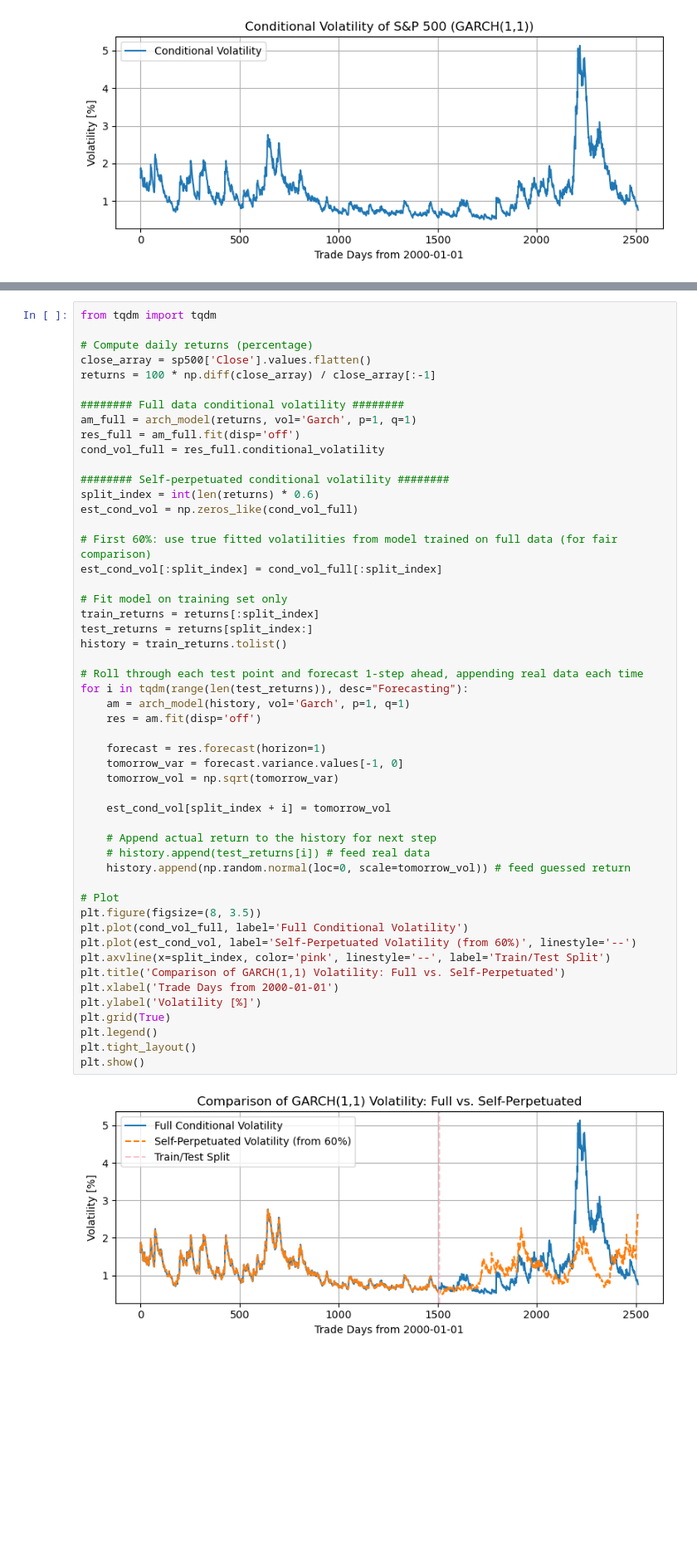
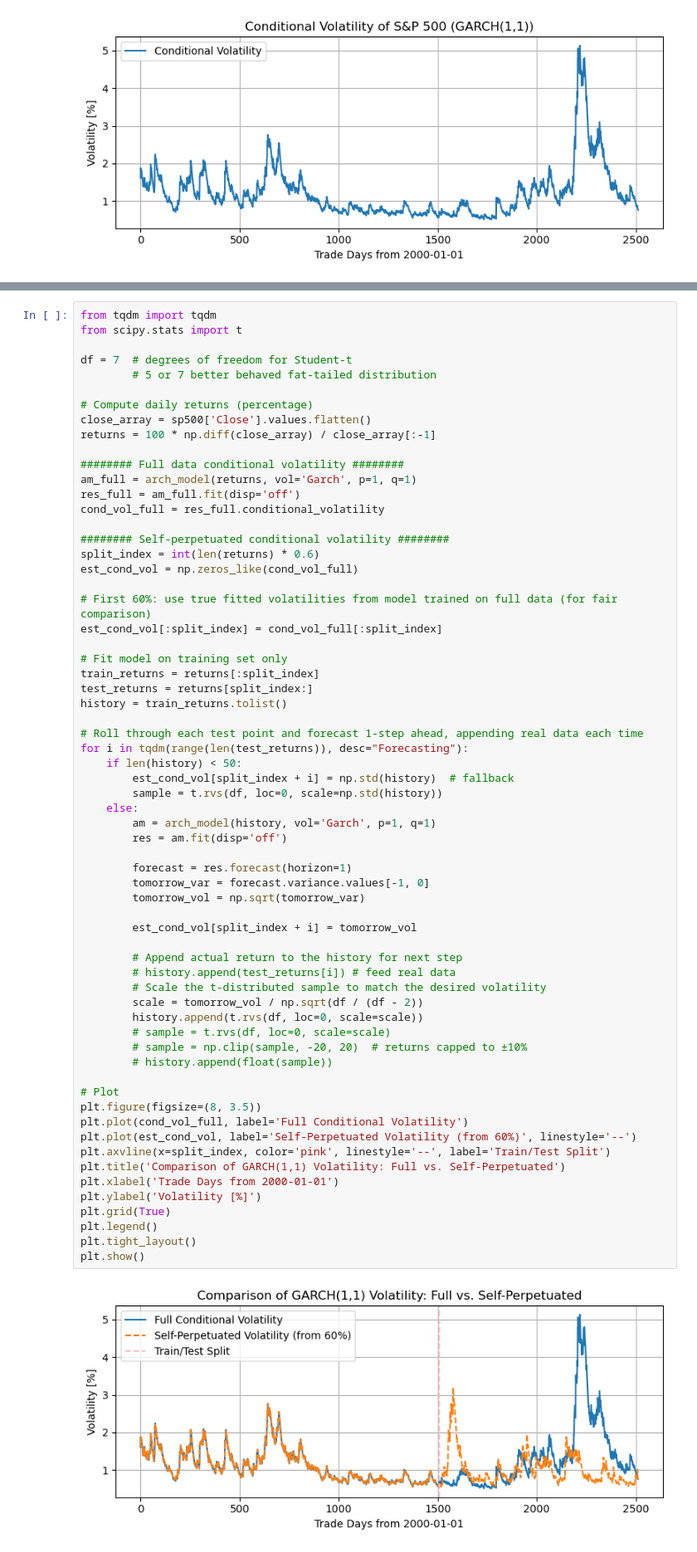
Before and after one commit to OlesMatsyshyn/Risk, a Jupyter notebook: Risk modeling.ipynb, the cells around one changed output, grey strips where cells are left out. Shown: that part at 83% size. Drawn from its saved outputs; the diff is of its cells as text; blank space fills up the shorter version.

```diff
--- a/Risk modeling.ipynb
+++ b/Risk modeling.ipynb
@@ -453,5 +453,9 @@ plt.show()
 # %%
 from tqdm import tqdm
+from scipy.stats import t
+
+df = 7  # degrees of freedom for Student-t
+        # 5 or 7 better behaved fat-tailed distribution
 
 # Compute daily returns (percentage)
 close_array = sp500['Close'].values.flatten()
@@ -466,43 +470,52 @@ cond_vol_full = res_full.conditional_volatility
 split_index = int(len(returns) * 0.6)
 est_cond_vol = np.zeros_like(cond_vol_full)
 
 # First 60%: use true fitted volatilities from model trained on full data (for fair comparison)
 est_cond_vol[:split_index] = cond_vol_full[:split_index]
 
 # Fit model on training set only
 train_returns = returns[:split_index]
 test_returns = returns[split_index:]
 history = train_returns.tolist()
 
 # Roll through each test point and forecast 1-step ahead, appending real data each time
 for i in tqdm(range(len(test_returns)), desc="Forecasting"):
-    am = arch_model(history, vol='Garch', p=1, q=1)
-    res = am.fit(disp='off')
+    if len(history) < 50:
+        est_cond_vol[split_index + i] = np.std(history)  # fallback
+        sample = t.rvs(df, loc=0, scale=np.std(history))
+    else:
+        am = arch_model(history, vol='Garch', p=1, q=1)
+        res = am.fit(disp='off')
 
-    forecast = res.forecast(horizon=1)
-    tomorrow_var = forecast.variance.values[-1, 0]
-    tomorrow_vol = np.sqrt(tomorrow_var)
+        forecast = res.forecast(horizon=1)
+        tomorrow_var = forecast.variance.values[-1, 0]
+        tomorrow_vol = np.sqrt(tomorrow_var)
 
-    est_cond_vol[split_index + i] = tomorrow_vol
+        est_cond_vol[split_index + i] = tomorrow_vol
 
-    # Append actual return to the history for next step
-    # history.append(test_returns[i]) # feed real data
-    history.append(np.random.normal(loc=0, scale=tomorrow_vol)) # feed guessed return
+        # Append actual return to the history for next step
+        # history.append(test_returns[i]) # feed real data
+        # Scale the t-distributed sample to match the desired volatility
+        scale = tomorrow_vol / np.sqrt(df / (df - 2))
+        history.append(t.rvs(df, loc=0, scale=scale))
+        # sample = t.rvs(df, loc=0, scale=scale)
+        # sample = np.clip(sample, -20, 20)  # returns capped to ±10%
+        # history.append(float(sample))
 
 # Plot
 plt.figure(figsize=(8, 3.5))
 plt.plot(cond_vol_full, label='Full Conditional Volatility')
 plt.plot(est_cond_vol, label='Self-Perpetuated Volatility (from 60%)', linestyle='--')
 plt.axvline(x=split_index, color='pink', linestyle='--', label='Train/Test Split')
 plt.title('Comparison of GARCH(1,1) Volatility: Full vs. Self-Perpetuated')
 plt.xlabel('Trade Days from 2000-01-01')
 plt.ylabel('Volatility [%]')
 plt.grid(True)
 plt.legend()
 plt.tight_layout()
 plt.show()
 # %% [output]
-[figure, old version]
+[figure, new version]
 # %% [markdown]
 So even though I pretending it's a forecast, I still feeding it the same returns as the full model would see eventually. Hence, the recursion and response of volatility to returns will be nearly identical.
 
```
Also changed, not shown: parts of 5 cells of this notebook.
